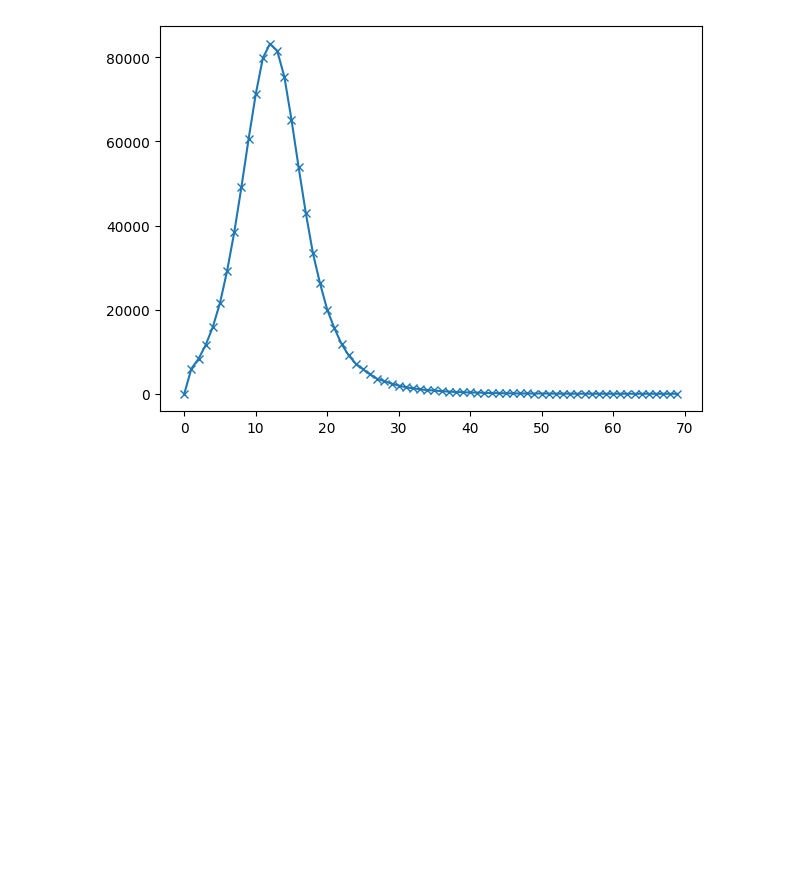
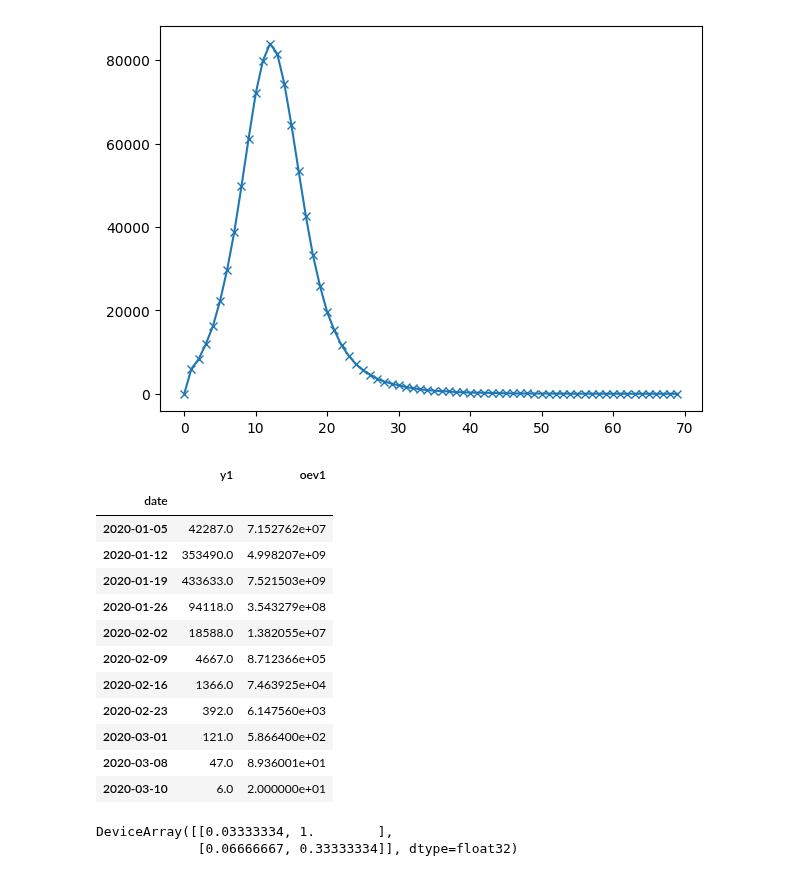
Before and after one commit to ChaosDonkey06/pompjax, a Jupyter notebook: pompjax/example.ipynb, the cells around one changed output. Drawn from its saved outputs; the diff is of its cells as text; code cells hidden in the pictures; blank space fills up the shorter version.

```diff
--- a/pompjax/example.ipynb
+++ b/pompjax/example.ipynb
@@ -151,6 +152,27 @@ state_space_range = np.array([[0, N], [0, N], [0, N], [0, N]])
 parameters_range  = np.array([[βmin, βmax], [γmin, γmax]])
 
 σ_perturb   = np.array([(βmax-βmin) / 2, (γmax-γmin) / 2] )
+# %%
+obs_df
+# %% [output]
+|  | y1 | oev1 |
+| date |  |  |
+| 2020-01-05 | 42287.0 | 7.152762e+07 |
+| 2020-01-12 | 353490.0 | 4.998207e+09 |
+| 2020-01-19 | 433633.0 | 7.521503e+09 |
+| 2020-01-26 | 94118.0 | 3.543279e+08 |
+| 2020-02-02 | 18588.0 | 1.382055e+07 |
+| 2020-02-09 | 4667.0 | 8.712366e+05 |
+| 2020-02-16 | 1366.0 | 7.463925e+04 |
+| 2020-02-23 | 392.0 | 6.147560e+03 |
+| 2020-03-01 | 121.0 | 5.866400e+02 |
+| 2020-03-08 | 47.0 | 8.936001e+01 |
+| 2020-03-10 | 6.0 | 2.000000e+01 |
+# %%
+parameters_range
+# %% [output]
+DeviceArray([[0.03333334, 1.        ],
+             [0.06666667, 0.33333334]], dtype=float32)
 # %%
 obs_df                  = observation_df.set_index("date").resample("W-Sun").sum()
 obs_df.index.values[-1] = model_settings["dates"][-1]
```
Also changed, not shown: parts of 4 cells of this notebook, 3 other files.
